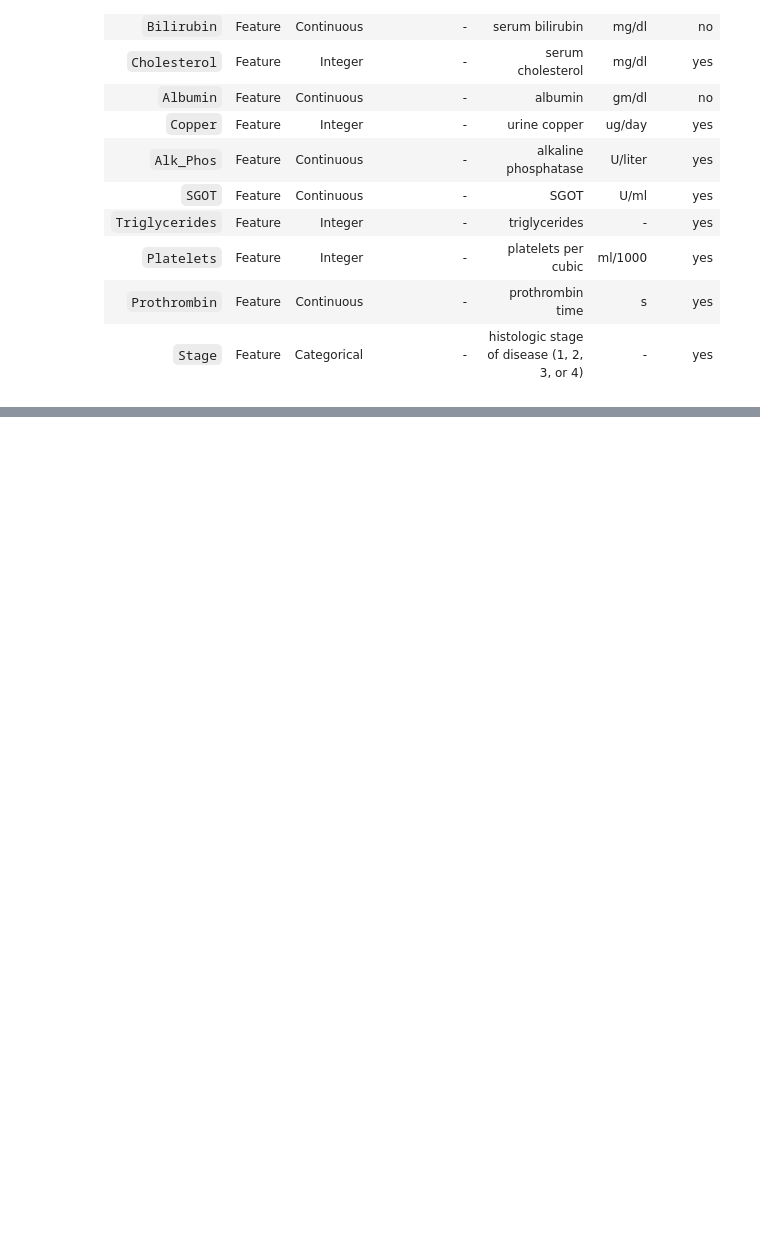
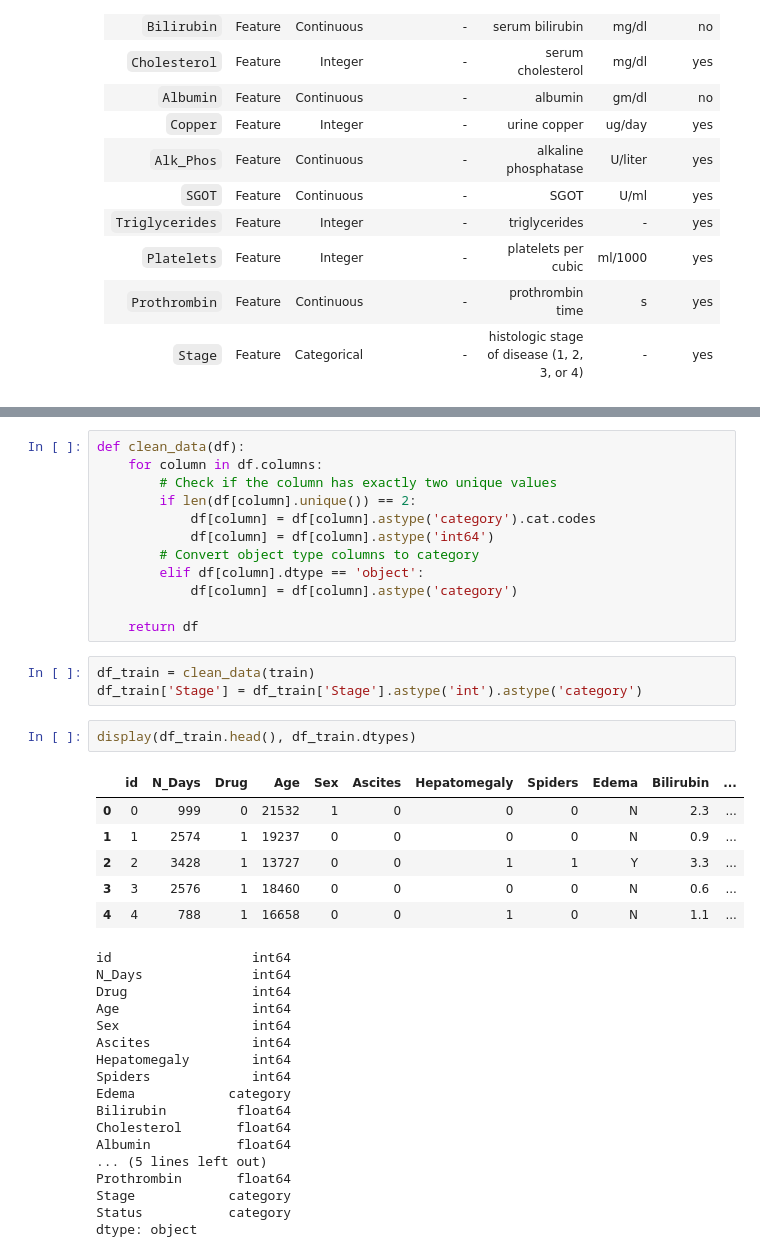
Before and after one commit to MSWinds/MultiClassCirrhosisPrognosis, a Jupyter notebook: data_exp.ipynb, the cells around one changed output, grey strips where cells are left out. Saved outputs shown, nothing was run; the diff lists cells and outputs as text; blank space fills up the shorter version.

```diff
--- a/data_exp.ipynb
+++ b/data_exp.ipynb
@@ -66,0 +112,41 @@ pandas.value_counts is deprecated and will be removed in a future version. Use p
+# %%
+def clean_data(df):
+    for column in df.columns:
+        # Check if the column has exactly two unique values
+        if len(df[column].unique()) == 2:
+            df[column] = df[column].astype('category').cat.codes
+            df[column] = df[column].astype('int64')
+        # Convert object type columns to category
+        elif df[column].dtype == 'object':
+            df[column] = df[column].astype('category')
+
+    return df
+# %%
+df_train = clean_data(train)
+df_train['Stage'] = df_train['Stage'].astype('int').astype('category')
+# %%
+display(df_train.head(), df_train.dtypes)
+# %% [output]
+|  | id | N_Days | Drug | Age | Sex | Ascites | Hepatomegaly | Spiders | Edema | Bilirubin | ... |
+| 0 | 0 | 999 | 0 | 21532 | 1 | 0 | 0 | 0 | N | 2.3 | ... |
+| 1 | 1 | 2574 | 1 | 19237 | 0 | 0 | 0 | 0 | N | 0.9 | ... |
+| 2 | 2 | 3428 | 1 | 13727 | 0 | 0 | 1 | 1 | Y | 3.3 | ... |
+| 3 | 3 | 2576 | 1 | 18460 | 0 | 0 | 0 | 0 | N | 0.6 | ... |
+| 4 | 4 | 788 | 1 | 16658 | 0 | 0 | 1 | 0 | N | 1.1 | ... |
+id                  int64
+N_Days              int64
+Drug                int64
+Age                 int64
+Sex                 int64
+Ascites             int64
+Hepatomegaly        int64
+Spiders             int64
+Edema            category
+Bilirubin         float64
+Cholesterol       float64
+Albumin           float64
+... (5 lines left out)
+Prothrombin       float64
+Stage            category
+Status           category
+dtype: object
```
Also changed, not shown: parts of 9 cells of this notebook, 2 other files.
